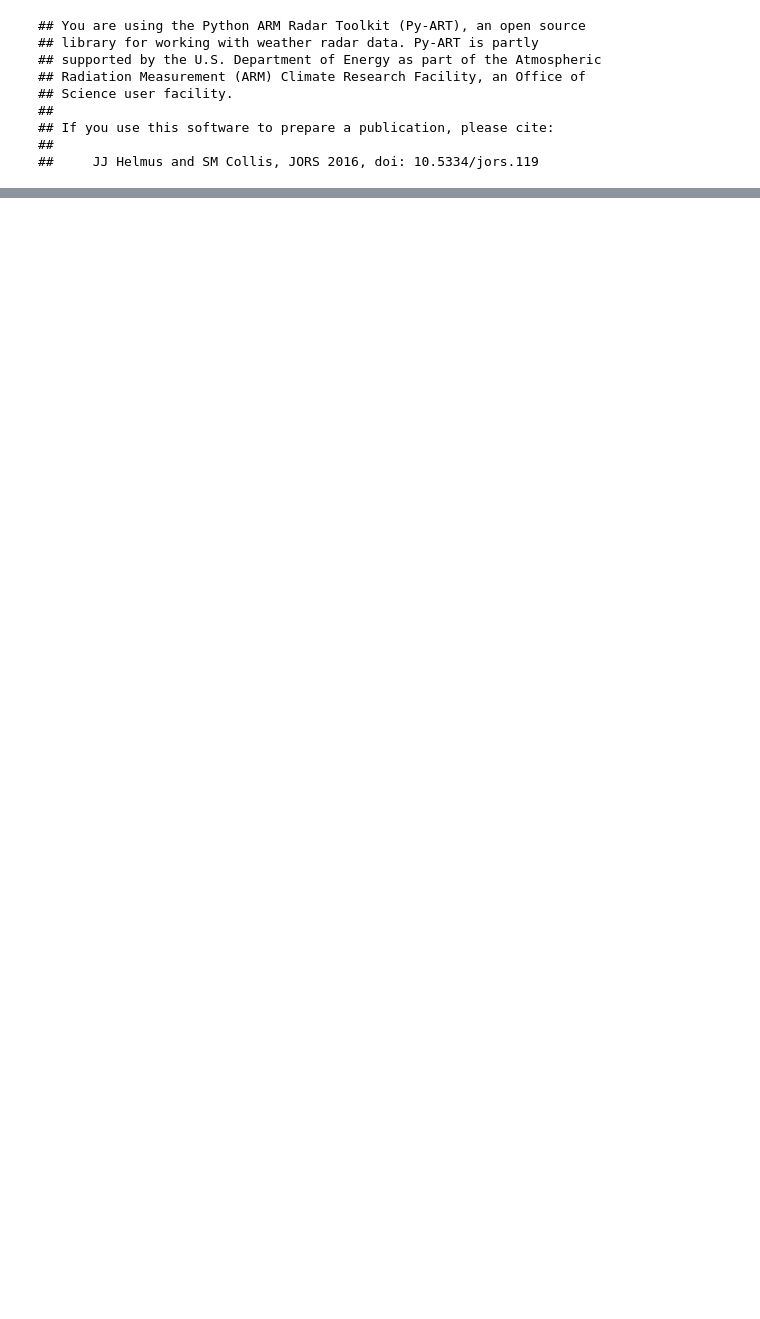
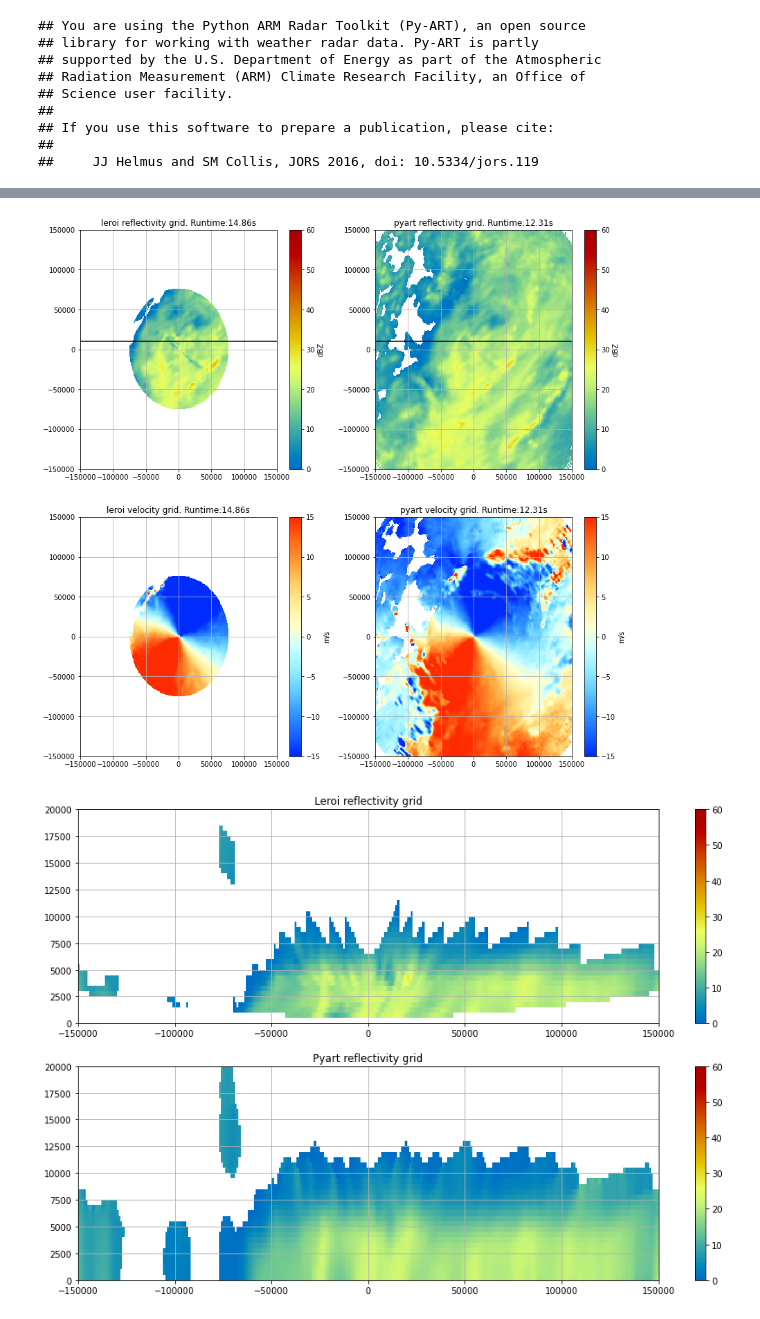
Before and after one commit to jordanbrook/leroi, a Jupyter notebook: notebook/dev/leroi_openradar.ipynb, the cells around one changed output, grey strips where cells are left out. Saved outputs shown, nothing was run; the diff lists cells and outputs as text; code cells hidden in the pictures; blank space fills up the shorter version.

```diff
--- a/notebook/dev/leroi_openradar.ipynb
+++ b/notebook/dev/leroi_openradar.ipynb
@@ -167,0 +144,4 @@ WARNING: nan_treatment='interpolate', however, NaN values detected post convolut
+# %%
+odim_ffn = '/home/548/jss548/dev/tmp/testing_files/dualprf/04_20210322_180502.pvol.h5'
+run_test(odim_ffn, dbz_fname='DBZH', vrad_name='VRADH', grid_fields=['DBZH','VRADH'], yidx=160, level=2)
+# %% [output]
@@ -168,3 +151,5 @@ WARNING: nan_treatment='interpolate', however, NaN values detected post convolut
+[figure, added]
+[figure, added]
 # %%
 odim_ffn = '/home/548/jss548/dev/tmp/testing_files/dp/71_20200120_060026.pvol.h5'
 run_test(odim_ffn, dbz_fname='DBZH', vrad_name='VRADH', grid_fields=['DBZH','VRADH'], yidx=120)
```
Also changed, not shown: parts of 13 cells of this notebook.
